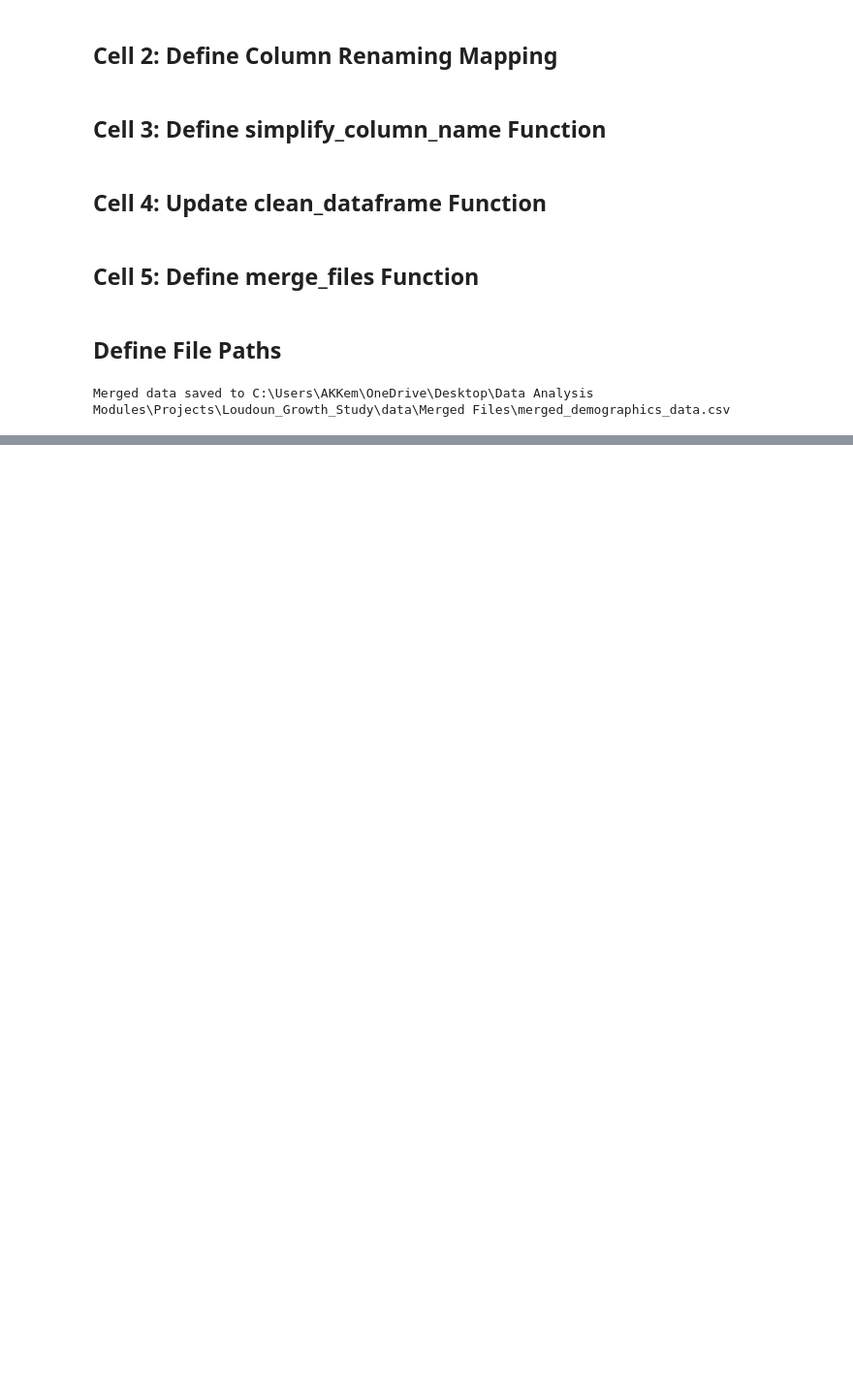
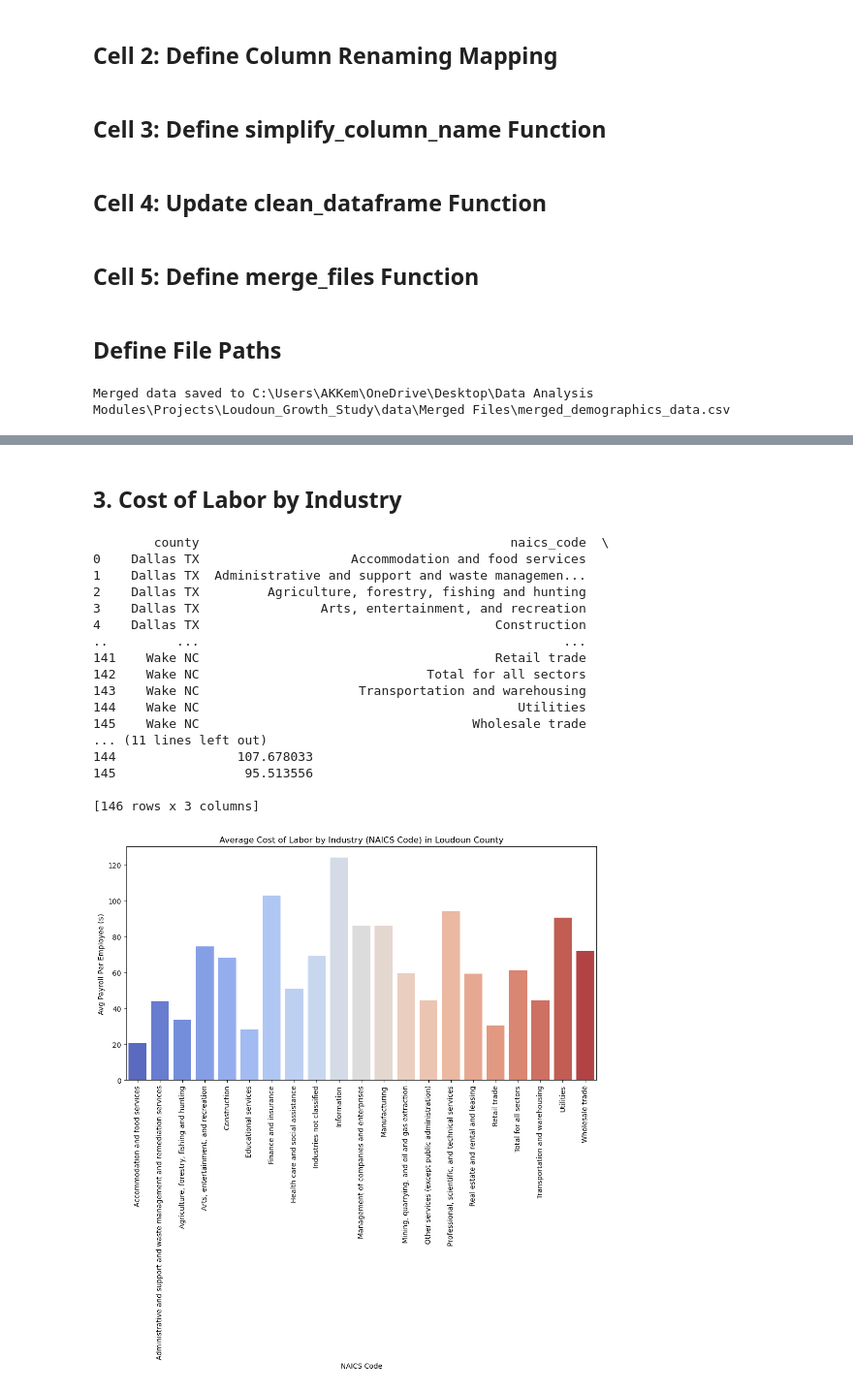
Before and after one commit to Akemp787/Loudoun_County_Growth_Study, a Jupyter notebook: notebooks/Loudoun County Growth Study.ipynb, the cells around one changed output, grey strips where cells are left out. Shown at 97% size. Cells and saved outputs as stored; diff of their text form; code cells hidden in the pictures; blank space fills up the shorter version.

```diff
--- a/notebooks/Loudoun County Growth Study.ipynb
+++ b/notebooks/Loudoun County Growth Study.ipynb
@@ -508,0 +597,52 @@ Census Data:
+# %% [markdown]
+## 3. Cost of Labor by Industry
+# %%
+# Ensure the columns are numeric
+demographics_df['ann_payroll'] = pd.to_numeric(
+    demographics_df['ann_payroll'].replace(',', '', regex=True), errors='coerce'
+)
+demographics_df['num_emps'] = pd.to_numeric(
+    demographics_df['num_emps'].replace(',', '', regex=True), errors='coerce'
+)
+
+# Drop rows where payroll or employees are missing or zero
+demographics_df = demographics_df.dropna(subset=['ann_payroll', 'num_emps'])
+demographics_df = demographics_df[(demographics_df['num_emps'] > 0) & (demographics_df['ann_payroll'] > 0)]
+
+# Group by county and industry code, then calculate average payroll per employee
+cost_of_labor = demographics_df.groupby(['county', 'naics_code']).apply(
+    lambda x: x['ann_payroll'].sum() / x['num_emps'].sum()
+).reset_index(name='avg_payroll_per_employee')
+
+# Display results
+print(cost_of_labor)
+
+# Filter for Loudoun County and plot
+loudoun_labor = cost_of_labor[cost_of_labor['county'] == 'Loudoun VA']
+plt.figure(figsize=(12, 6))
+sns.barplot(data=loudoun_labor, x='naics_code', y='avg_payroll_per_employee', palette='coolwarm')
+plt.title('Average Cost of Labor by Industry (NAICS Code) in Loudoun County')
+plt.xlabel('NAICS Code')
+plt.ylabel('Avg Payroll Per Employee ($)')
+plt.xticks(rotation=90)
+plt.tight_layout()
+plt.show()
+# %% [output]
+        county                                         naics_code  \
+0    Dallas TX                    Accommodation and food services
+1    Dallas TX  Administrative and support and waste managemen...
+2    Dallas TX         Agriculture, forestry, fishing and hunting
+3    Dallas TX                Arts, entertainment, and recreation
+4    Dallas TX                                       Construction
+..         ...                                                ...
+141    Wake NC                                       Retail trade
+142    Wake NC                              Total for all sectors
+143    Wake NC                     Transportation and warehousing
+144    Wake NC                                          Utilities
+145    Wake NC                                    Wholesale trade
+... (11 lines left out)
+144                107.678033
+145                 95.513556
+
+[146 rows x 3 columns]
+[figure, added]
```
Also changed, not shown: parts of 29 cells of this notebook, 51 other files.
